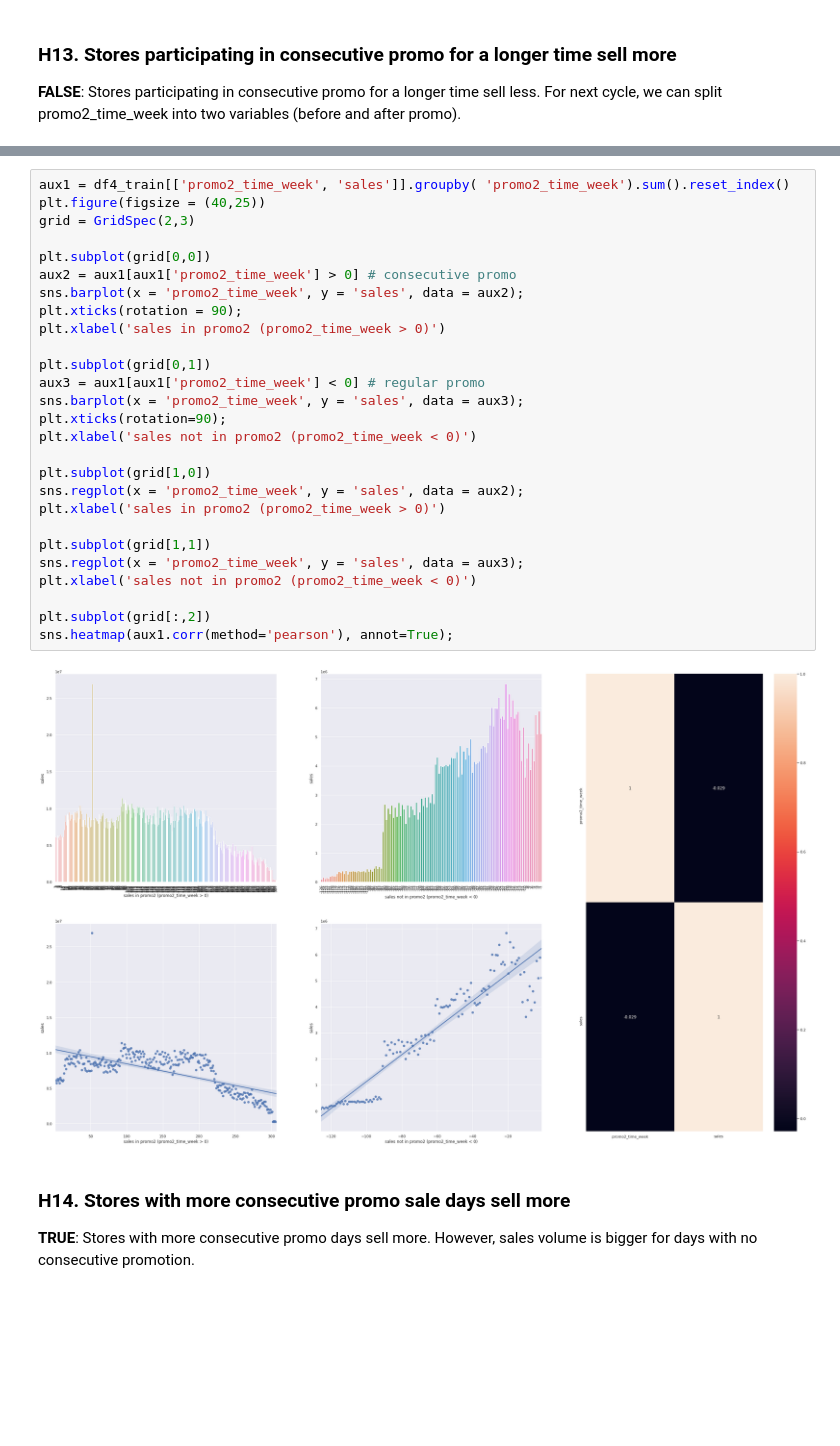
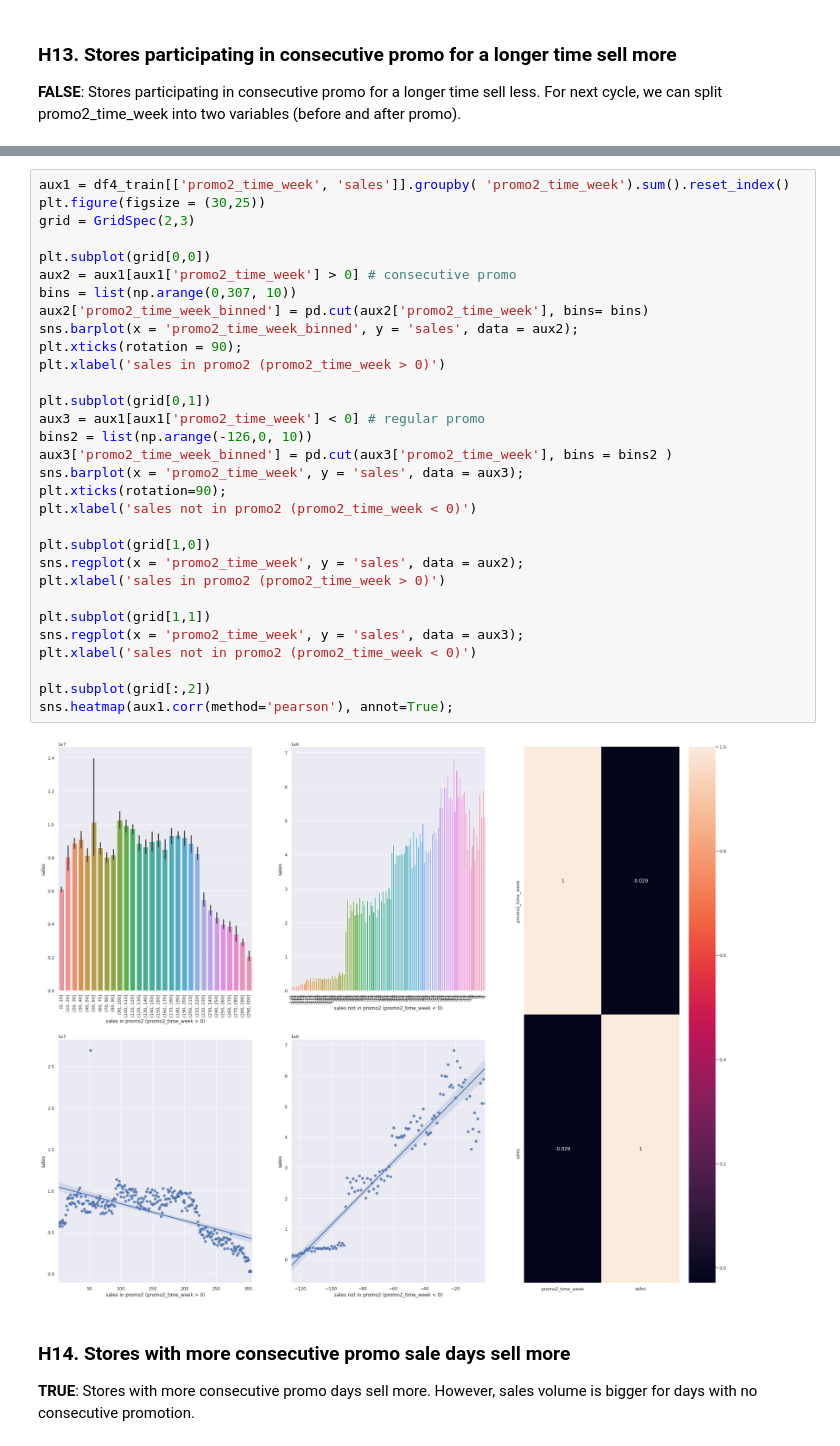
Before and after one commit to alanmaehara/Sales-Prediction, a Jupyter notebook: notebooks/cycle02_rossmann_sales_prediction.ipynb, the cells around one changed output, grey strips where cells are left out. Cells and saved outputs as stored; diff of their text form; blank space fills up the shorter version.

```diff
--- a/notebooks/cycle02_rossmann_sales_prediction.ipynb
+++ b/notebooks/cycle02_rossmann_sales_prediction.ipynb
@@ -1531,32 +1565,36 @@ sns.barplot(x = 'month', y = 'sales', hue = 'is_promo2', data = aux2);
 # %%
 aux1 = df4_train[['promo2_time_week', 'sales']].groupby( 'promo2_time_week').sum().reset_index()
-plt.figure(figsize = (40,25))
+plt.figure(figsize = (30,25))
 grid = GridSpec(2,3)
 
 plt.subplot(grid[0,0])
 aux2 = aux1[aux1['promo2_time_week'] > 0] # consecutive promo
-sns.barplot(x = 'promo2_time_week', y = 'sales', data = aux2);
+bins = list(np.arange(0,307, 10))
+aux2['promo2_time_week_binned'] = pd.cut(aux2['promo2_time_week'], bins= bins)
+sns.barplot(x = 'promo2_time_week_binned', y = 'sales', data = aux2);
 plt.xticks(rotation = 90);
 plt.xlabel('sales in promo2 (promo2_time_week > 0)')
 
 plt.subplot(grid[0,1])
 aux3 = aux1[aux1['promo2_time_week'] < 0] # regular promo
+bins2 = list(np.arange(-126,0, 10))
+aux3['promo2_time_week_binned'] = pd.cut(aux3['promo2_time_week'], bins = bins2 )
 sns.barplot(x = 'promo2_time_week', y = 'sales', data = aux3);
 plt.xticks(rotation=90);
 plt.xlabel('sales not in promo2 (promo2_time_week < 0)')
 
 plt.subplot(grid[1,0])
 sns.regplot(x = 'promo2_time_week', y = 'sales', data = aux2);
 plt.xlabel('sales in promo2 (promo2_time_week > 0)')
 
 plt.subplot(grid[1,1])
 sns.regplot(x = 'promo2_time_week', y = 'sales', data = aux3);
 plt.xlabel('sales not in promo2 (promo2_time_week < 0)')
 
 plt.subplot(grid[:,2])
 sns.heatmap(aux1.corr(method='pearson'), annot=True);
 # %% [output]
-[figure, old version]
+[figure, new version]
 # %% [markdown]
 ### **H14.**  Stores with more consecutive promo sale days sell more
 **TRUE**: Stores with more consecutive promo days sell more. However, sales volume is bigger for days with no consecutive promotion.
```
Also changed, not shown: parts of 7 cells of this notebook, 37 other files.
